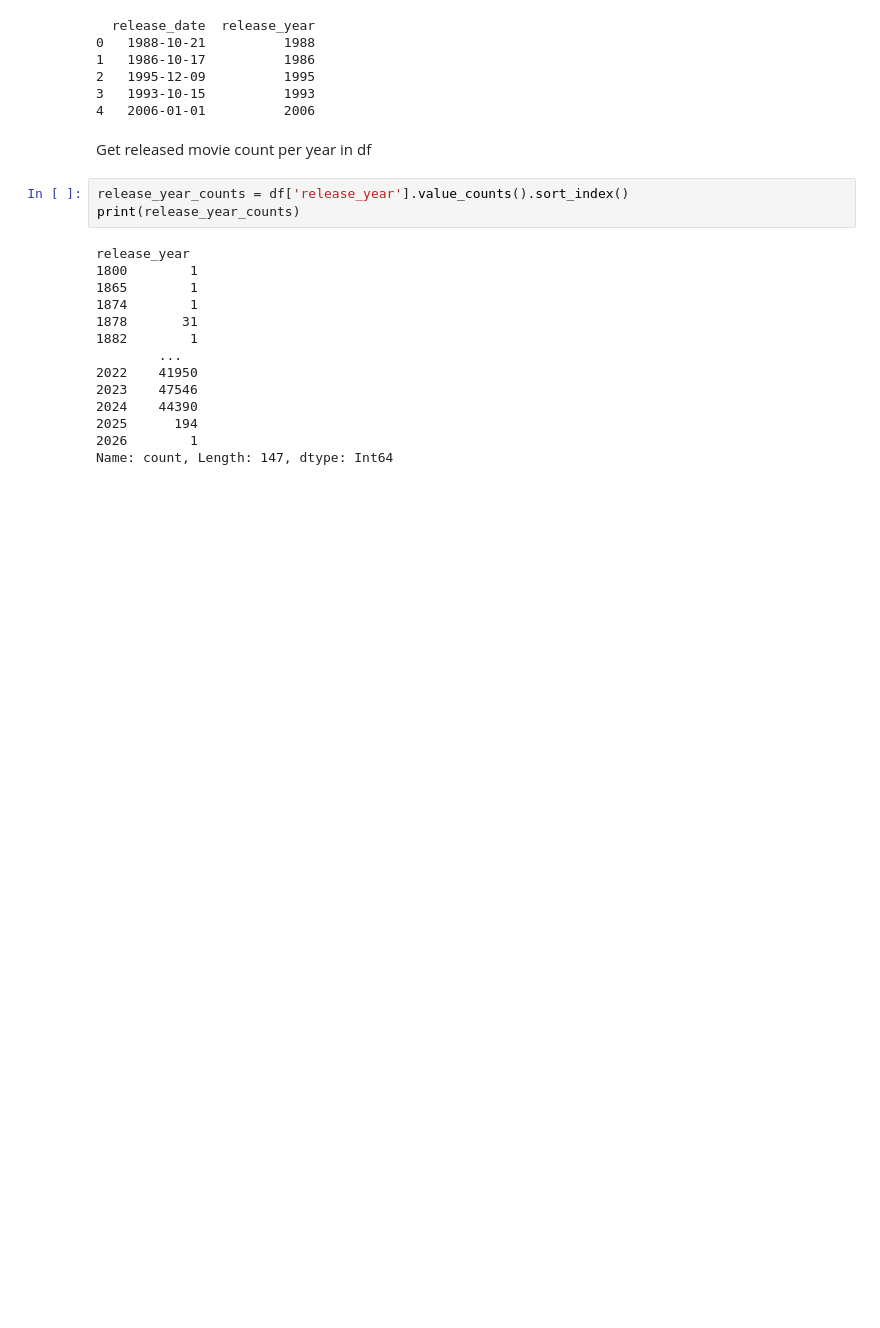
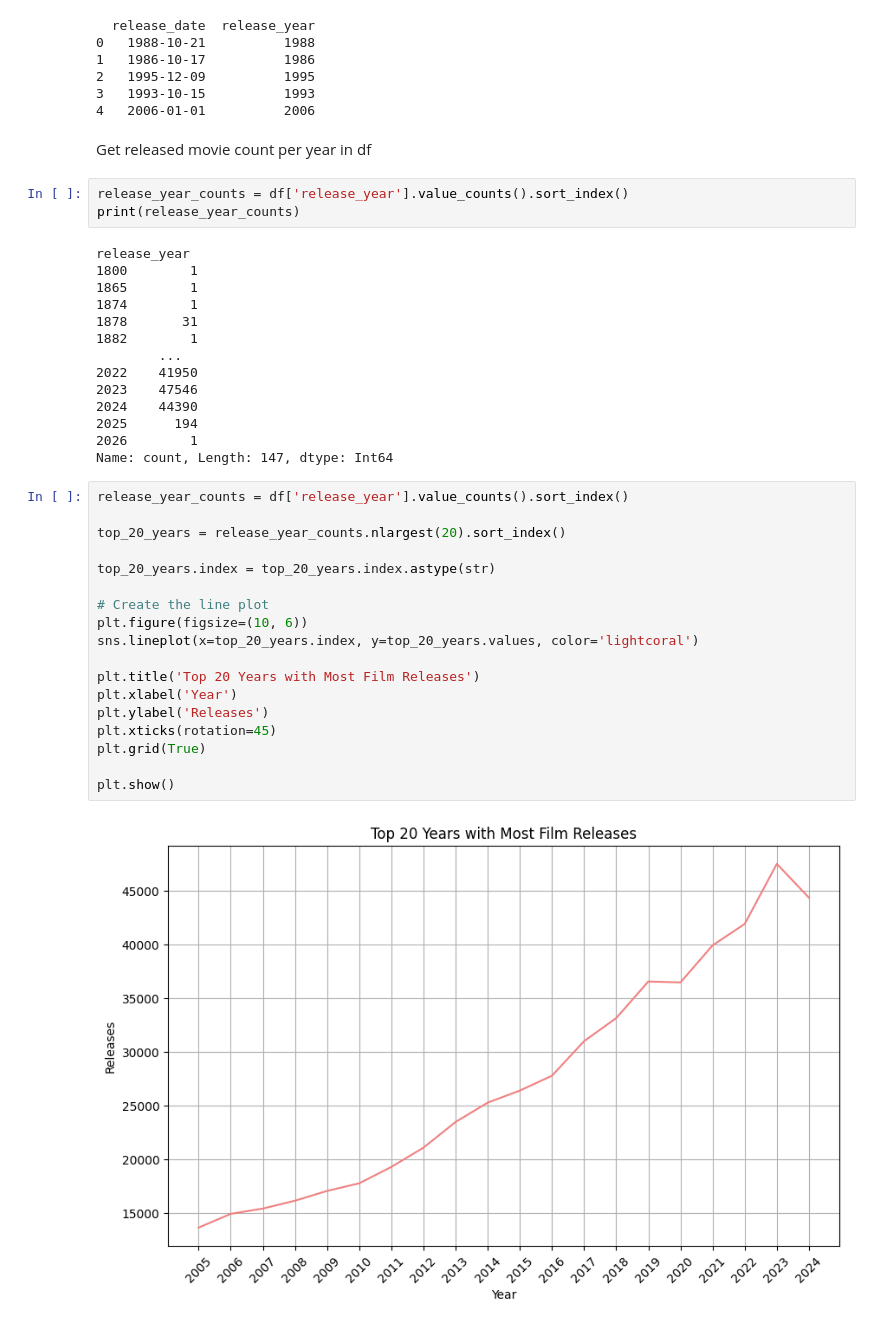
Before and after one commit to bruhu/film-sentiment-analysis, a Jupyter notebook: notebooks/tmdb_data.ipynb, the cells around one changed output. Saved outputs shown, nothing was run; the diff lists cells and outputs as text; blank space fills up the shorter version.

Commit message:
add plot

```diff
--- a/notebooks/tmdb_data.ipynb
+++ b/notebooks/tmdb_data.ipynb
@@ -109,3 +111,23 @@ release_year
 2025      194
 2026        1
 Name: count, Length: 147, dtype: Int64
+# %%
+release_year_counts = df['release_year'].value_counts().sort_index()
+
+top_20_years = release_year_counts.nlargest(20).sort_index()
+
+top_20_years.index = top_20_years.index.astype(str)
+
+# Create the line plot
+plt.figure(figsize=(10, 6))
+sns.lineplot(x=top_20_years.index, y=top_20_years.values, color='lightcoral')
+
+plt.title('Top 20 Years with Most Film Releases')
+plt.xlabel('Year')
+plt.ylabel('Releases')
+plt.xticks(rotation=45)
+plt.grid(True)
+
+plt.show()
+# %% [output]
+[figure, added]
```
Also changed, not shown: parts of 1 cell of this notebook.
